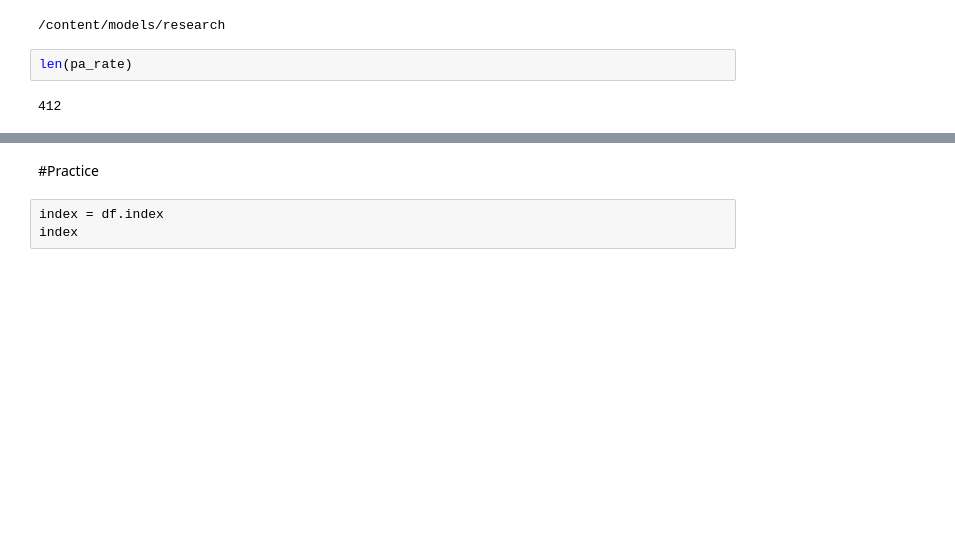
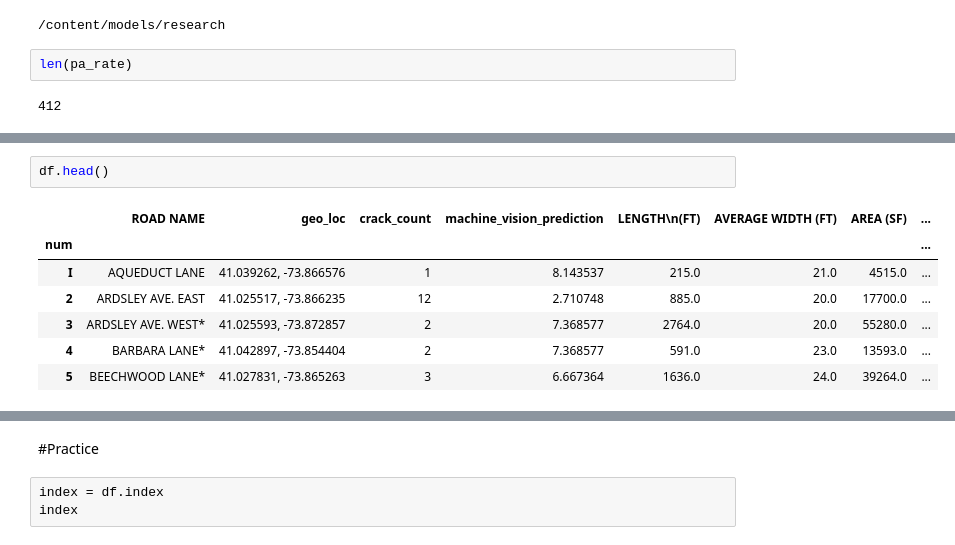
Before and after one commit to mounesi/pa, a Jupyter notebook: notebooks/random_forest_Irvington_validation.ipynb, the cells around one changed output, grey strips where cells are left out. Saved outputs shown, nothing was run; the diff lists cells and outputs as text; blank space fills up the shorter version.

```diff
--- a/notebooks/random_forest_Irvington_validation.ipynb
+++ b/notebooks/random_forest_Irvington_validation.ipynb
@@ -713,0 +790,10 @@ g.savefig("Year\ RESURFACED vs machine vision prediction.png")
+# %%
+df.head()
+# %% [output]
+|  | ROAD NAME | geo_loc | crack_count | machine_vision_prediction | LENGTH\n(FT) | AVERAGE WIDTH (FT) | AREA (SF) | ... |
+| num |  |  |  |  |  |  |  | ... |
+| I | AQUEDUCT LANE | 41.039262, -73.866576 | 1 | 8.143537 | 215.0 | 21.0 | 4515.0 | ... |
+| 2 | ARDSLEY AVE. EAST | 41.025517, -73.866235 | 12 | 2.710748 | 885.0 | 20.0 | 17700.0 | ... |
+| 3 | ARDSLEY AVE. WEST* | 41.025593, -73.872857 | 2 | 7.368577 | 2764.0 | 20.0 | 55280.0 | ... |
+| 4 | BARBARA LANE* | 41.042897, -73.854404 | 2 | 7.368577 | 591.0 | 23.0 | 13593.0 | ... |
+| 5 | BEECHWOOD LANE* | 41.027831, -73.865263 | 3 | 6.667364 | 1636.0 | 24.0 | 39264.0 | ... |
```
Also changed, not shown: parts of 38 cells of this notebook.
